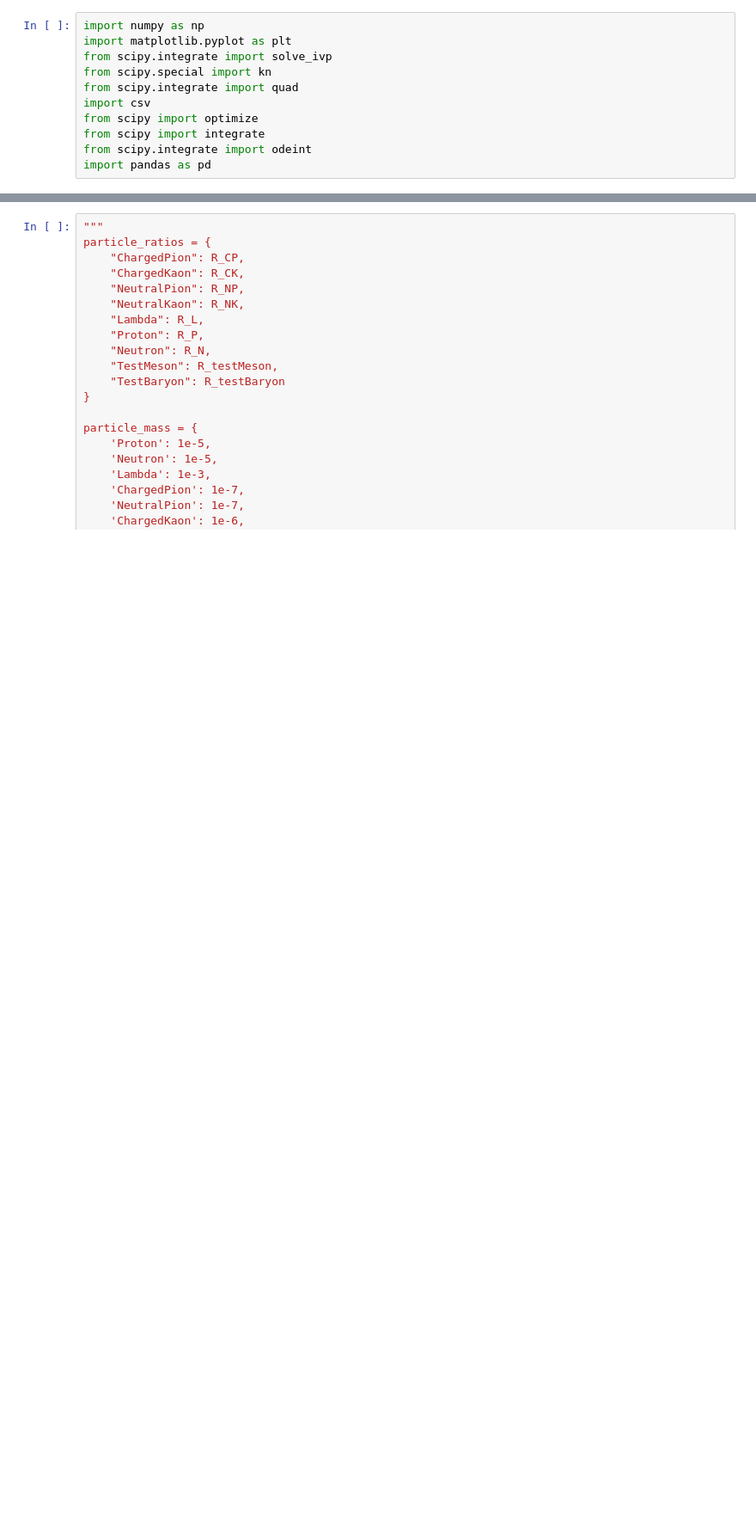
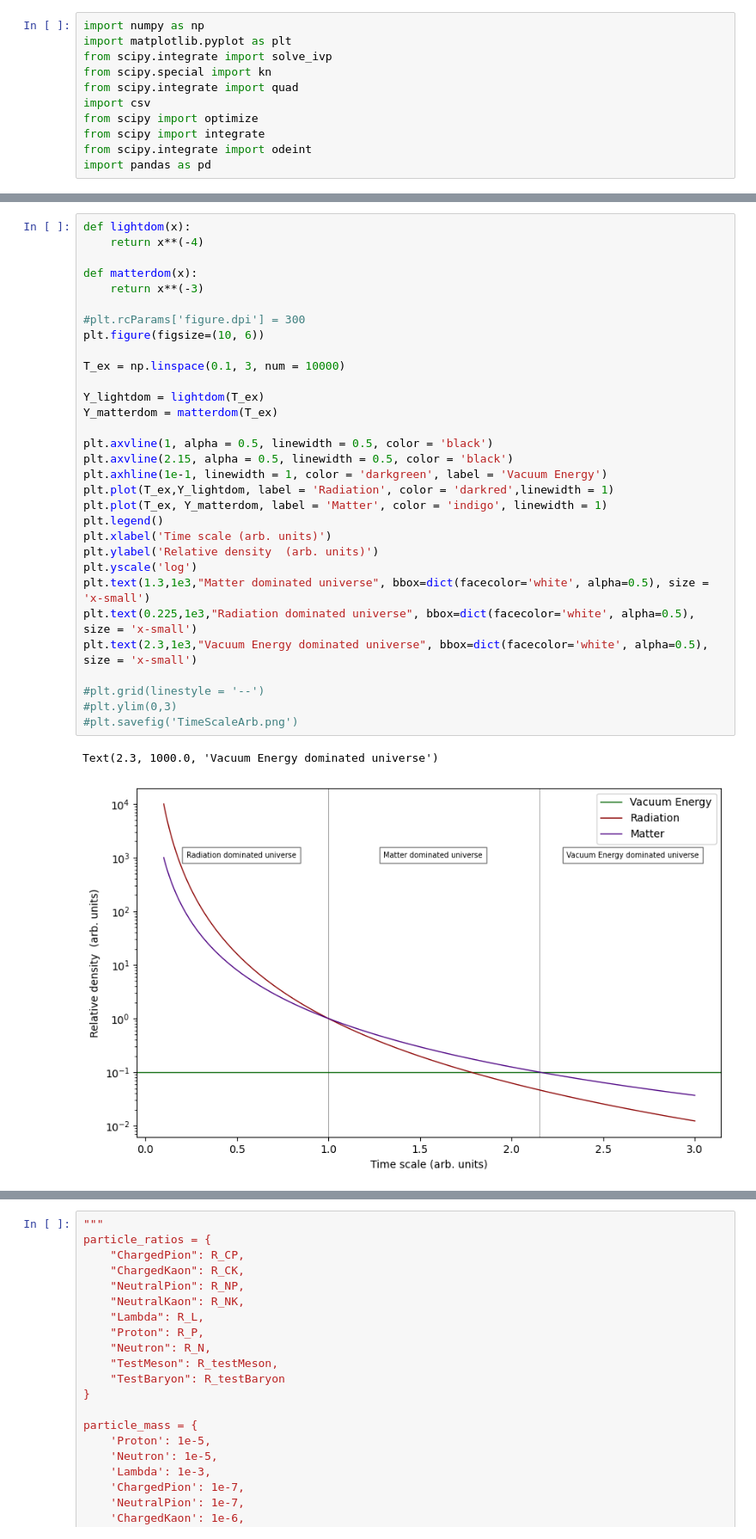
Before and after one commit to IgalPress/Thesis, a Jupyter notebook: FreezeOutCode.ipynb, the cells around one changed output, grey strips where cells are left out. Shown at 86% size. Saved outputs shown, nothing was run; the diff lists cells and outputs as text; blank space fills up the shorter version.

```diff
--- a/FreezeOutCode.ipynb
+++ b/FreezeOutCode.ipynb
@@ -119,0 +126,34 @@ Frozen-out value of NeutralKaon with sigma = 1e-06, and mass = 1e-08 GeV is [0.]
+# %%
+def lightdom(x):
+    return x**(-4)
+
+def matterdom(x):
+    return x**(-3)
+
+#plt.rcParams['figure.dpi'] = 300
+plt.figure(figsize=(10, 6))
+
+T_ex = np.linspace(0.1, 3, num = 10000)
+
+Y_lightdom = lightdom(T_ex)
+Y_matterdom = matterdom(T_ex)
+
+plt.axvline(1, alpha = 0.5, linewidth = 0.5, color = 'black')
+plt.axvline(2.15, alpha = 0.5, linewidth = 0.5, color = 'black')
+plt.axhline(1e-1, linewidth = 1, color = 'darkgreen', label = 'Vacuum Energy')
+plt.plot(T_ex,Y_lightdom, label = 'Radiation', color = 'darkred',linewidth = 1)
+plt.plot(T_ex, Y_matterdom, label = 'Matter', color = 'indigo', linewidth = 1)
+plt.legend()
+plt.xlabel('Time scale (arb. units)')
+plt.ylabel('Relative density  (arb. units)')
+plt.yscale('log')
+plt.text(1.3,1e3,"Matter dominated universe", bbox=dict(facecolor='white', alpha=0.5), size = 'x-small')
+plt.text(0.225,1e3,"Radiation dominated universe", bbox=dict(facecolor='white', alpha=0.5), size = 'x-small')
+plt.text(2.3,1e3,"Vacuum Energy dominated universe", bbox=dict(facecolor='white', alpha=0.5), size = 'x-small')
+
+#plt.grid(linestyle = '--')
+#plt.ylim(0,3)
+#plt.savefig('TimeScaleArb.png')
+# %% [output]
+Text(2.3, 1000.0, 'Vacuum Energy dominated universe')
+[figure, added]
```
Also changed, not shown: parts of 6 cells of this notebook, 5 other files.
